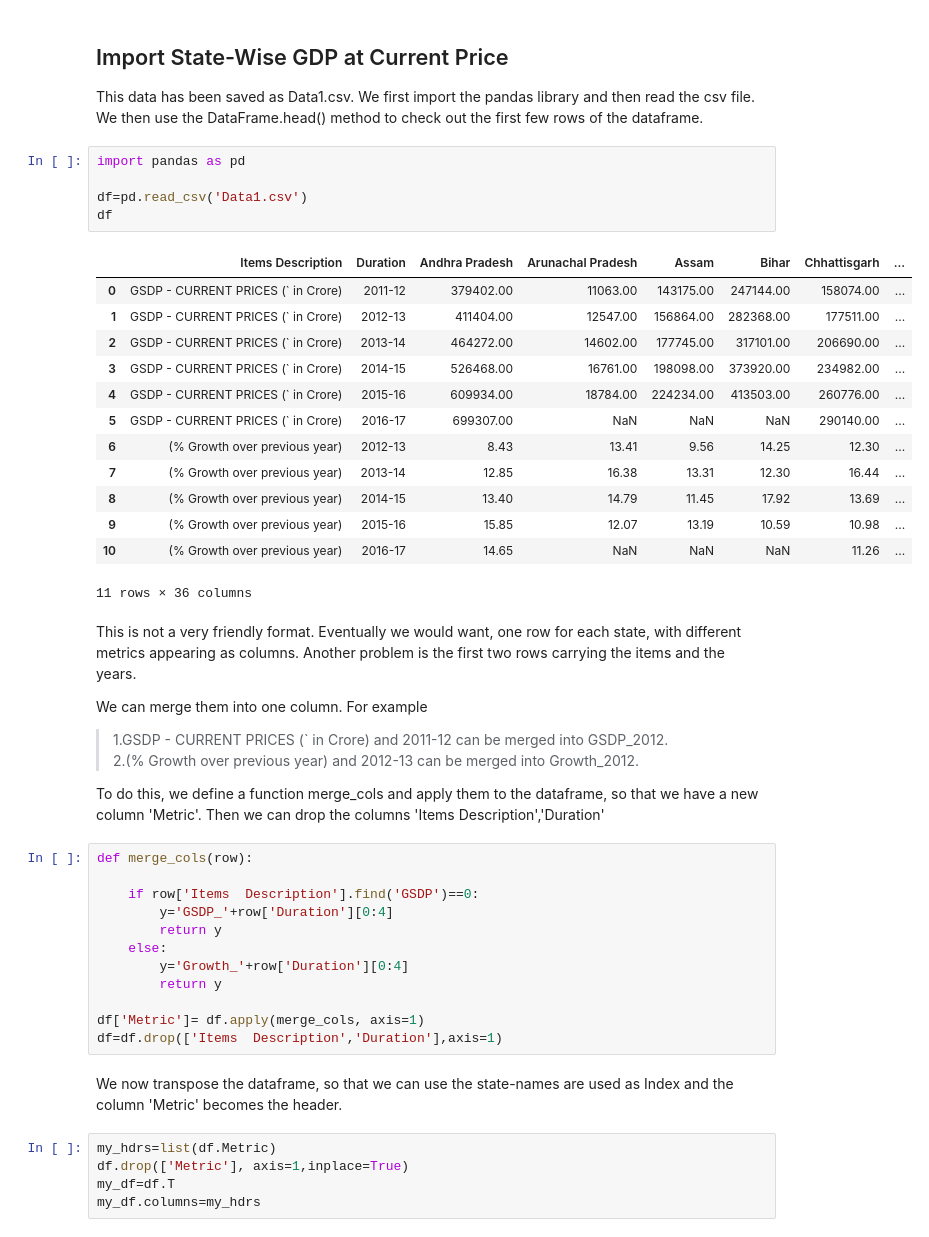
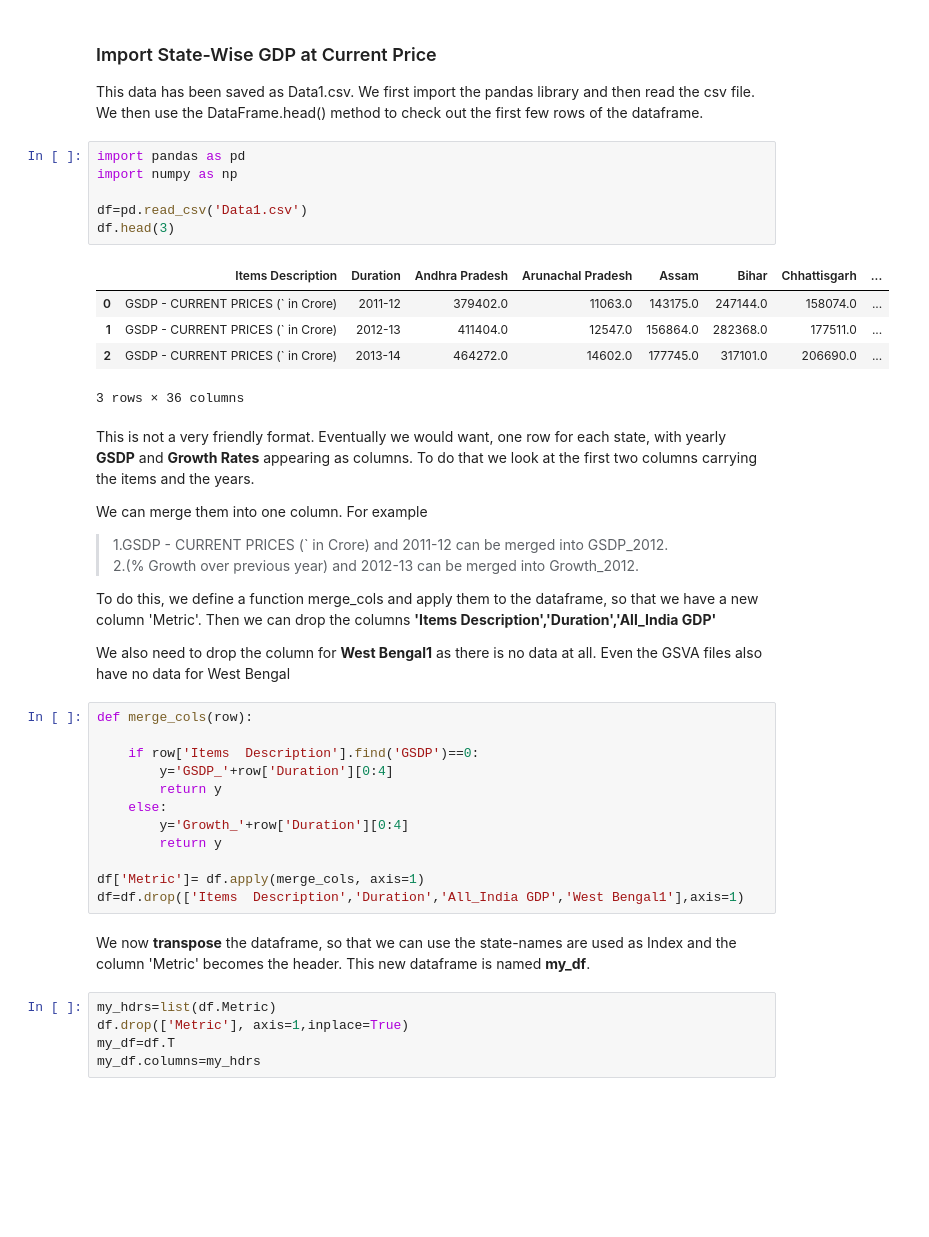
Before and after one commit to Arindam75/Indian-States-GDP-Analysis, a Jupyter notebook: GDP Analysis.ipynb, the cells around one changed output. Drawn from its saved outputs; the diff is of its cells as text; blank space fills up the shorter version.

```diff
--- a/GDP Analysis.ipynb
+++ b/GDP Analysis.ipynb
@@ -1,34 +1,29 @@
 # %% [markdown]
-## Import State-Wise GDP at Current Price
+### Import State-Wise GDP at Current Price
 
 This data has been saved as Data1.csv. We first import the pandas library and then read the csv file.<br> We then use the DataFrame.head() method to check out the first few rows of the dataframe.
 # %%
 import pandas as pd
+import numpy as np
 
 df=pd.read_csv('Data1.csv')
-df
+df.head(3)
 # %% [output]
 |  | Items Description | Duration | Andhra Pradesh | Arunachal Pradesh | Assam | Bihar | Chhattisgarh | ... |
-| 0 | GSDP - CURRENT PRICES (` in Crore) | 2011-12 | 379402.00 | 11063.00 | 143175.00 | 247144.00 | 158074.00 | ... |
-| 1 | GSDP - CURRENT PRICES (` in Crore) | 2012-13 | 411404.00 | 12547.00 | 156864.00 | 282368.00 | 177511.00 | ... |
-| 2 | GSDP - CURRENT PRICES (` in Crore) | 2013-14 | 464272.00 | 14602.00 | 177745.00 | 317101.00 | 206690.00 | ... |
-| 3 | GSDP - CURRENT PRICES (` in Crore) | 2014-15 | 526468.00 | 16761.00 | 198098.00 | 373920.00 | 234982.00 | ... |
-| 4 | GSDP - CURRENT PRICES (` in Crore) | 2015-16 | 609934.00 | 18784.00 | 224234.00 | 413503.00 | 260776.00 | ... |
-| 5 | GSDP - CURRENT PRICES (` in Crore) | 2016-17 | 699307.00 | NaN | NaN | NaN | 290140.00 | ... |
-| 6 | (% Growth over previous year) | 2012-13 | 8.43 | 13.41 | 9.56 | 14.25 | 12.30 | ... |
-| 7 | (% Growth over previous year) | 2013-14 | 12.85 | 16.38 | 13.31 | 12.30 | 16.44 | ... |
-| 8 | (% Growth over previous year) | 2014-15 | 13.40 | 14.79 | 11.45 | 17.92 | 13.69 | ... |
-| 9 | (% Growth over previous year) | 2015-16 | 15.85 | 12.07 | 13.19 | 10.59 | 10.98 | ... |
-| 10 | (% Growth over previous year) | 2016-17 | 14.65 | NaN | NaN | NaN | 11.26 | ... |
+| 0 | GSDP - CURRENT PRICES (` in Crore) | 2011-12 | 379402.0 | 11063.0 | 143175.0 | 247144.0 | 158074.0 | ... |
+| 1 | GSDP - CURRENT PRICES (` in Crore) | 2012-13 | 411404.0 | 12547.0 | 156864.0 | 282368.0 | 177511.0 | ... |
+| 2 | GSDP - CURRENT PRICES (` in Crore) | 2013-14 | 464272.0 | 14602.0 | 177745.0 | 317101.0 | 206690.0 | ... |
-11 rows × 36 columns
+3 rows × 36 columns
 # %% [markdown]
-This is not a very friendly format. Eventually we would want, one row for each state, with different metrics appearing as columns. Another problem is the first two rows carrying the items and the years.
+This is not a very friendly format. Eventually we would want, one row for each state, with yearly __GSDP__ and __Growth Rates__ appearing as columns. To do that we look at the first two columns carrying the items and the years.
 
 We can merge them into one column. For example
 >1.GSDP - CURRENT PRICES (` in Crore) and 2011-12 can be merged into GSDP_2012.<br>
 >2.(% Growth over previous year) and 2012-13 can be merged into Growth_2012.<br>
 
-To do this, we define a function merge_cols and apply them to the dataframe, so that we have a new column 'Metric'. Then we can drop the columns 'Items  Description','Duration'
+To do this, we define a function merge_cols and apply them to the dataframe, so that we have a new column 'Metric'. Then we can drop the columns __'Items  Description','Duration','All_India GDP'__
+
+We also need to drop the column for __West Bengal1__ as there is no data at all. Even the GSVA files also have no data for West Bengal
 # %%
 def merge_cols(row):
 
@@ -40,9 +35,9 @@ def merge_cols(row):
         return y
 
 df['Metric']= df.apply(merge_cols, axis=1)
-df=df.drop(['Items  Description','Duration'],axis=1)
+df=df.drop(['Items  Description','Duration','All_India GDP','West Bengal1'],axis=1)
 # %% [markdown]
-We now transpose the dataframe, so that we can use the state-names are used as Index and the column 'Metric' becomes the header.
+We now __transpose__ the dataframe, so that we can use the state-names are used as Index and the column 'Metric' becomes the header. This new dataframe is named __my_df__.
 # %%
 my_hdrs=list(df.Metric)
 df.drop(['Metric'], axis=1,inplace=True)
```
Also changed, not shown: parts of 8 cells of this notebook.
